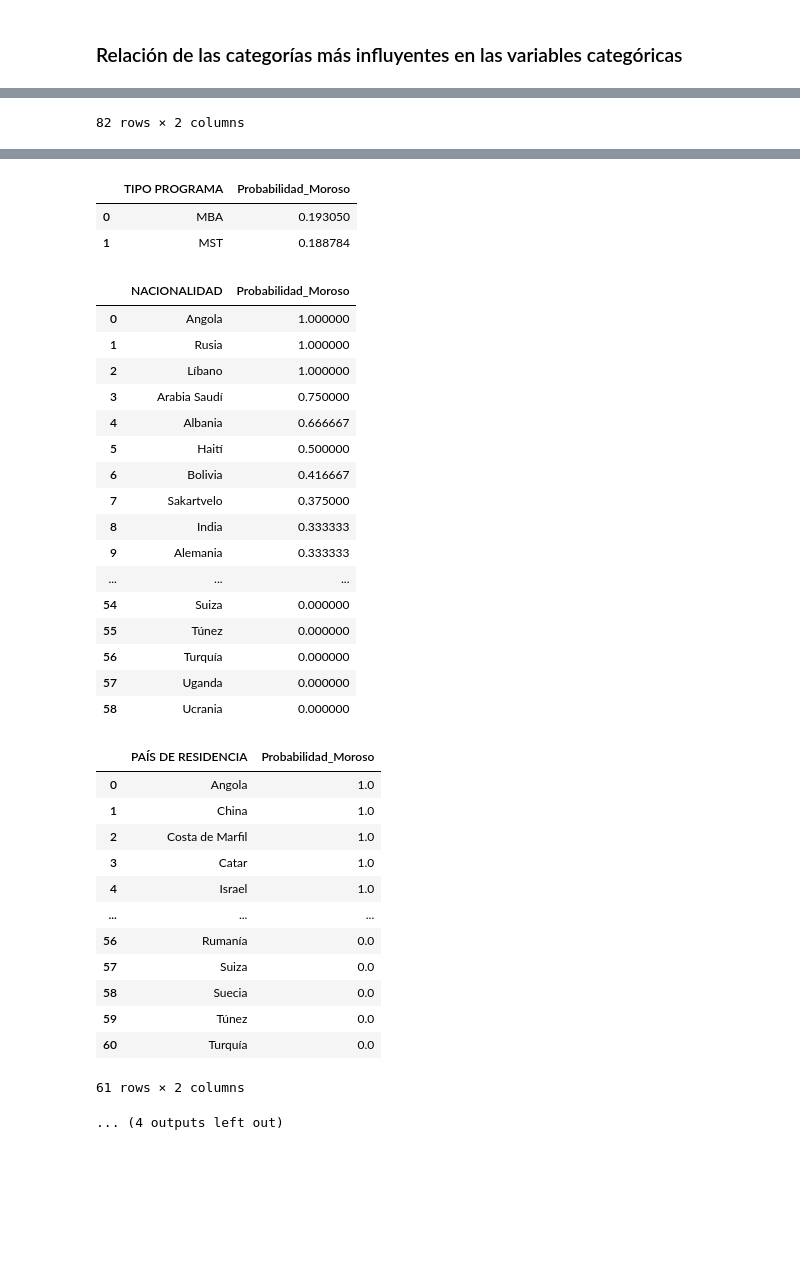
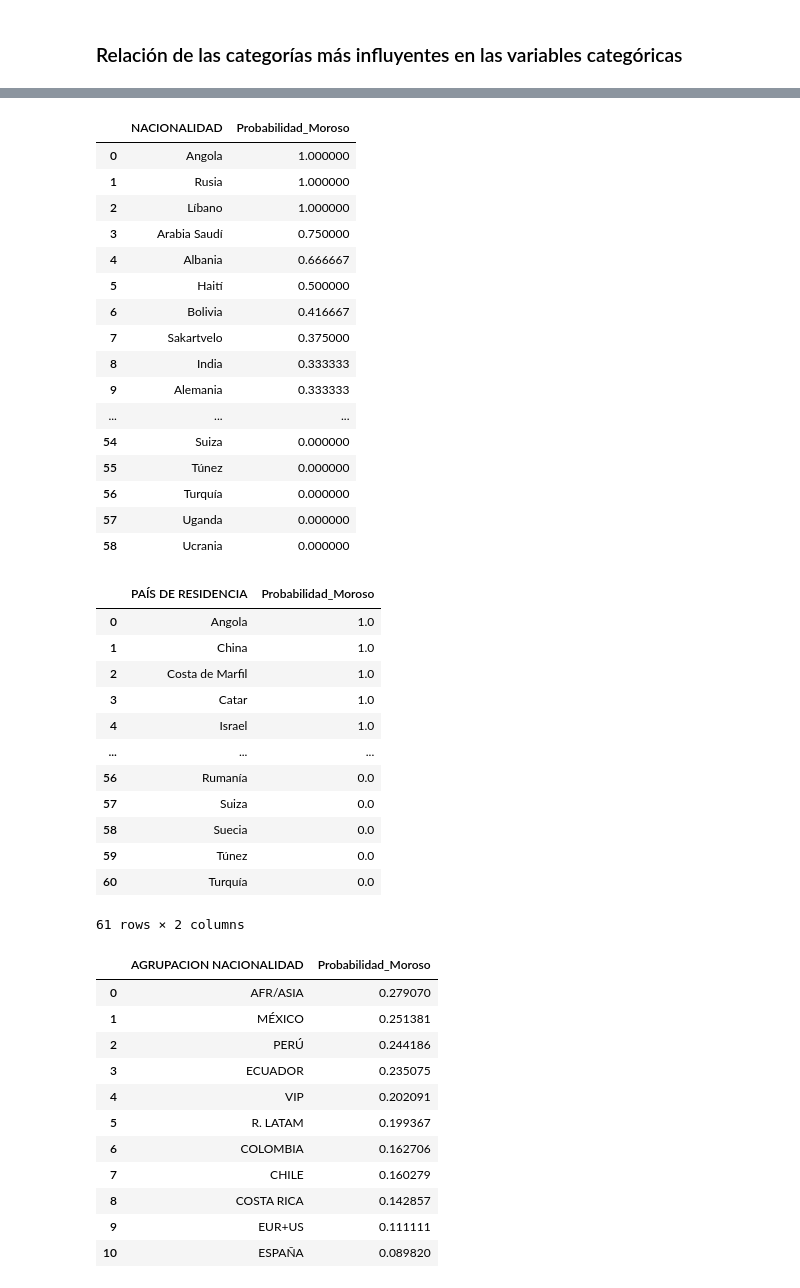
Before and after one commit to clorofilo/prediccion-morosidad, a Jupyter notebook: notebooks/01_eda.ipynb, the cells around one changed output, grey strips where cells are left out. Cells and saved outputs as stored; diff of their text form; code cells hidden in the pictures; blank space fills up the shorter version.

```diff
--- a/notebooks/01_eda.ipynb
+++ b/notebooks/01_eda.ipynb
@@ -817,7 +817,7 @@ Variables con poca o nula relación aparente:
 # %% [markdown]
 ### Relación de las categorías más influyentes en las variables categóricas
 # %%
-for col in df_relacion_categoricas['var1'].tolist():
+for col in df_relacion_categoricas[df_relacion_categoricas['var1']!='ASESOR']['var1'].tolist():
     # Convertir 'Moroso' a numérico para calcular la probabilidad
     prob_cat = df_convo_deuda.groupby(col)['Moroso'].apply(lambda x: x.cat.codes.mean()).sort_values(ascending=False)
     tabla = prob_cat.reset_index()
@@ -881 +875,0 @@ for col in df_relacion_categoricas['var1'].tolist():
-82 rows × 2 columns
@@ -889,34 +879,42 @@ for col in df_relacion_categoricas['var1'].tolist():
-|  | TIPO PROGRAMA | Probabilidad_Moroso |
-| 0 | MBA | 0.193050 |
-| 1 | MST | 0.188784 |
+|  | NACIONALIDAD | Probabilidad_Moroso |
+| 0 | Angola | 1.000000 |
+| 1 | Rusia | 1.000000 |
+| 2 | Líbano | 1.000000 |
+| 3 | Arabia Saudí | 0.750000 |
+| 4 | Albania | 0.666667 |
+| 5 | Haití | 0.500000 |
+| 6 | Bolivia | 0.416667 |
+| 7 | Sakartvelo | 0.375000 |
+| 8 | India | 0.333333 |
+| 9 | Alemania | 0.333333 |
+| ... | ... | ... |
+| 54 | Suiza | 0.000000 |
+| 55 | Túnez | 0.000000 |
+| 56 | Turquía | 0.000000 |
+| 57 | Uganda | 0.000000 |
+| 58 | Ucrania | 0.000000 |
-|  | NACIONALIDAD | Probabilidad_Moroso |
-| 0 | Angola | 1.000000 |
-| 1 | Rusia | 1.000000 |
-| 2 | Líbano | 1.000000 |
-| 3 | Arabia Saudí | 0.750000 |
-| 4 | Albania | 0.666667 |
-| 5 | Haití | 0.500000 |
-| 6 | Bolivia | 0.416667 |
-| 7 | Sakartvelo | 0.375000 |
-| 8 | India | 0.333333 |
-| 9 | Alemania | 0.333333 |
+|  | PAÍS DE RESIDENCIA | Probabilidad_Moroso |
+| 0 | Angola | 1.0 |
+| 1 | China | 1.0 |
+| 2 | Costa de Marfil | 1.0 |
+| 3 | Catar | 1.0 |
+| 4 | Israel | 1.0 |
 | ... | ... | ... |
-| 54 | Suiza | 0.000000 |
-| 55 | Túnez | 0.000000 |
-| 56 | Turquía | 0.000000 |
-| 57 | Uganda | 0.000000 |
-| 58 | Ucrania | 0.000000 |
+| 56 | Rumanía | 0.0 |
+| 57 | Suiza | 0.0 |
+| 58 | Suecia | 0.0 |
+| 59 | Túnez | 0.0 |
+| 60 | Turquía | 0.0 |
+61 rows × 2 columns
-|  | PAÍS DE RESIDENCIA | Probabilidad_Moroso |
-| 0 | Angola | 1.0 |
-| 1 | China | 1.0 |
-| 2 | Costa de Marfil | 1.0 |
-| 3 | Catar | 1.0 |
-| 4 | Israel | 1.0 |
-| ... | ... | ... |
-| 56 | Rumanía | 0.0 |
-| 57 | Suiza | 0.0 |
-| 58 | Suecia | 0.0 |
-| 59 | Túnez | 0.0 |
-| 60 | Turquía | 0.0 |
+|  | AGRUPACION NACIONALIDAD | Probabilidad_Moroso |
+| 0 | AFR/ASIA | 0.279070 |
+| 1 | MÉXICO | 0.251381 |
+| 2 | PERÚ | 0.244186 |
+| 3 | ECUADOR | 0.235075 |
+| 4 | VIP | 0.202091 |
+| 5 | R. LATAM | 0.199367 |
+| 6 | COLOMBIA | 0.162706 |
+| 7 | CHILE | 0.160279 |
+| 8 | COSTA RICA | 0.142857 |
+| 9 | EUR+US | 0.111111 |
+| 10 | ESPAÑA | 0.089820 |
-61 rows × 2 columns
-... (4 outputs left out)
```
Also changed, not shown: parts of 1 cell of this notebook, 12 other files.
